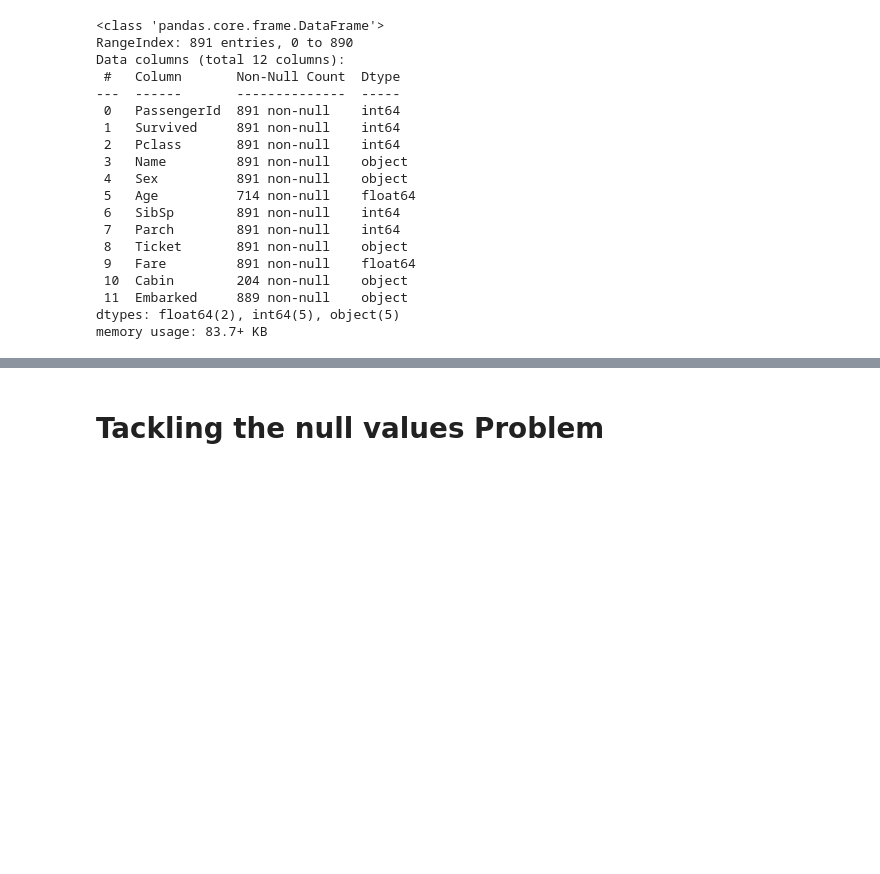
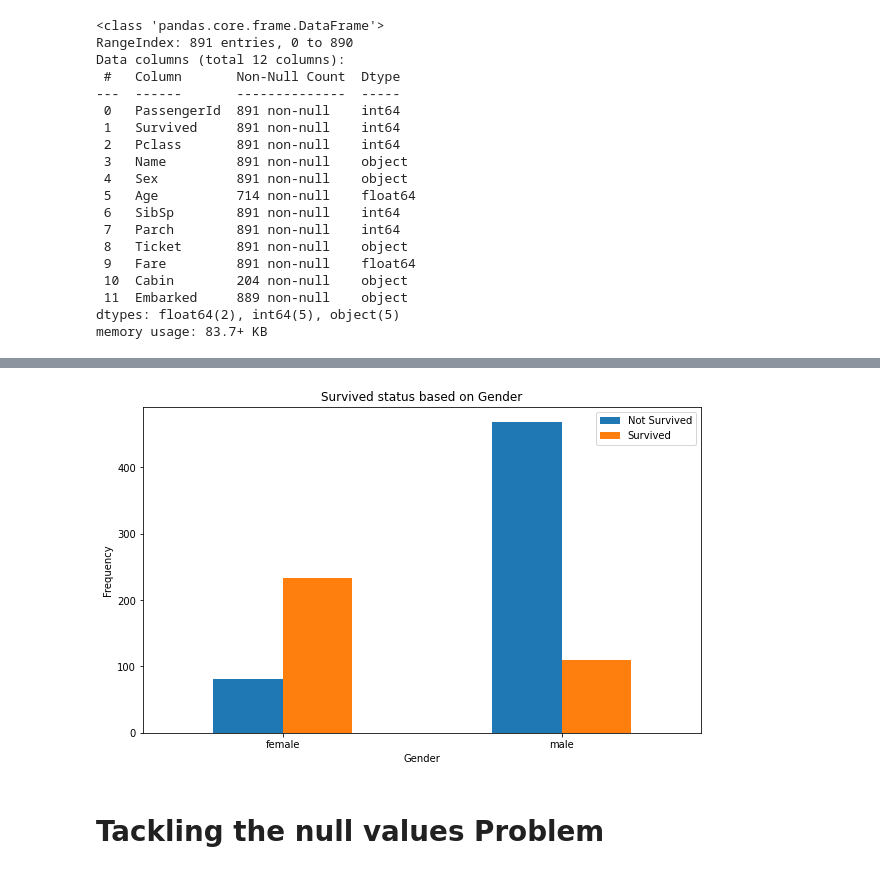
Before and after one commit to Rishit605/ml-titanic-disaster-predictions, a Jupyter notebook: titanic-survival-3.ipynb, the cells around one changed output, grey strips where cells are left out. Cells and saved outputs as stored; diff of their text form; code cells hidden in the pictures; blank space fills up the shorter version.

```diff
--- a/titanic-survival-3.ipynb
+++ b/titanic-survival-3.ipynb
@@ -73,3 +111,13 @@ df_train.head()
+# %%
+pd.crosstab(df_train.Sex,df_train.Survived).plot(kind="bar",figsize=(10,6))
+plt.title('Survived status based on Gender')
+plt.xlabel('Gender')
+plt.xticks(rotation=0)
+plt.legend(["Not Survived", "Survived"])
+plt.ylabel('Frequency')
+plt.show()
+# %% [output]
+[figure, added]
 # %% [markdown]
 # **Tackling the null values Problem**
 # %%
```
Also changed, not shown: parts of 37 cells of this notebook.
